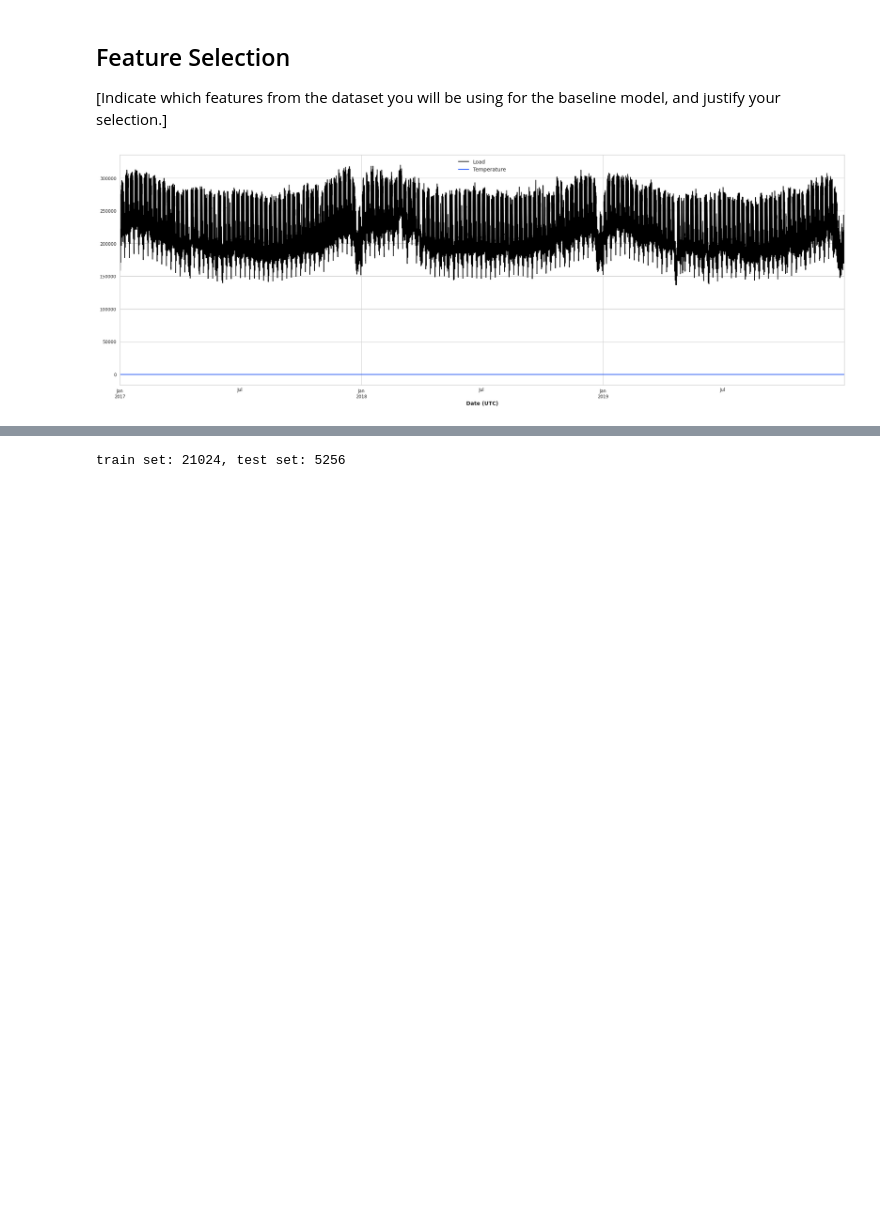
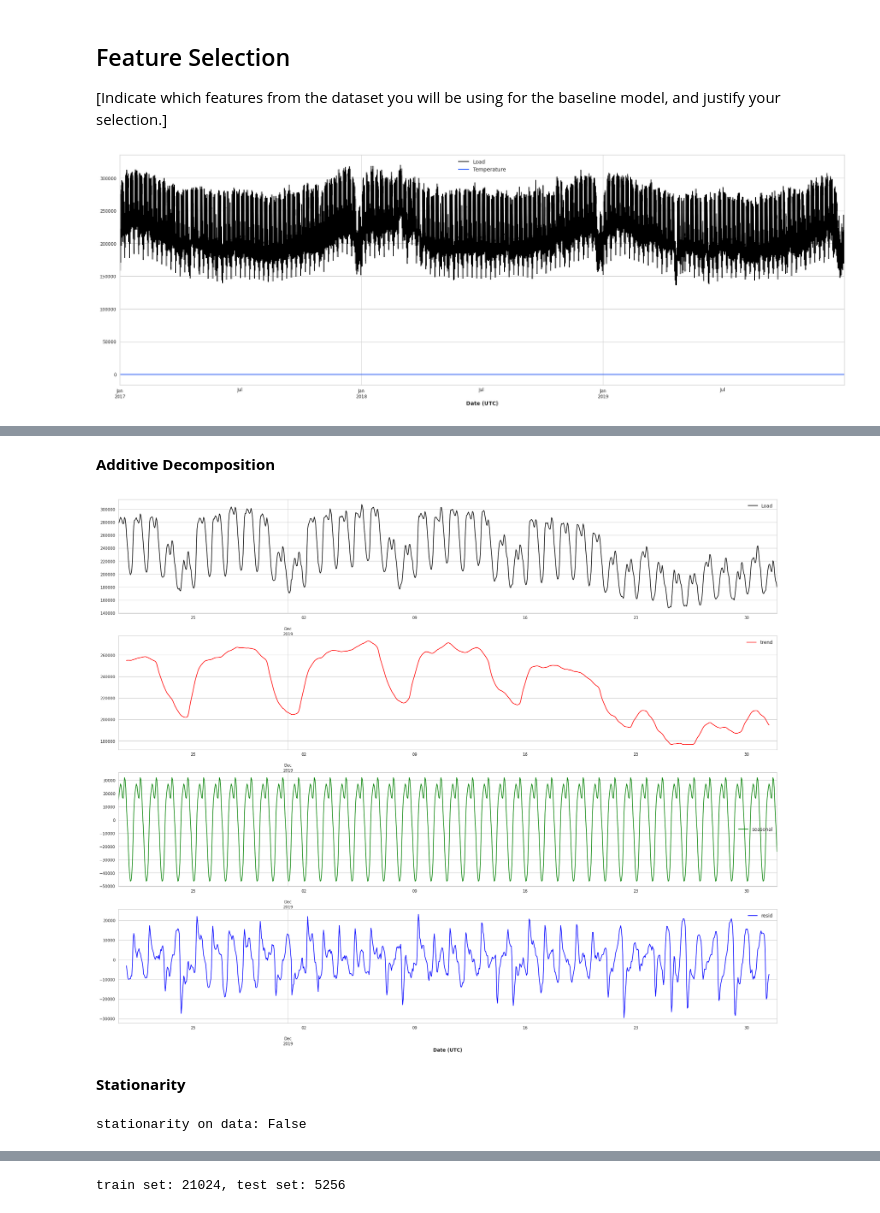
Before and after one commit to EjoelM/Opencampus_SH_TimeSeries_Energy, a Jupyter notebook: 2_BaselineModel/baseline_model.ipynb, the cells around one changed output, grey strips where cells are left out. Drawn from its saved outputs; the diff is of its cells as text; code cells hidden in the pictures; blank space fills up the shorter version.

```diff
--- a/2_BaselineModel/baseline_model.ipynb
+++ b/2_BaselineModel/baseline_model.ipynb
@@ -84,0 +73,29 @@ for key, value in result[3].items():
+# %% [markdown]
+**Additive Decomposition**
+# %%
+decomposition = sm.tsa.seasonal_decompose(sub_df, model='additive', period=24)
+
+fig, ax = plt.subplots(4, 1, figsize=(25, 20))
+sub_df.plot(ax=ax[0], legend='Original')
+decomposition.trend.plot(ax=ax[1], c='r', legend='Trend')
+decomposition.seasonal.plot(ax=ax[2], c='g', legend='Seasonal')
+decomposition.resid.plot(ax=ax[3], c='b', legend='Residual')
+plt.legend()
+plt.show()
+# %% [output]
+[figure, added]
+# %% [markdown]
+**Stationarity**
+# %%
+warnings.filterwarnings("ignore")
+from statsmodels.tsa.stattools import adfuller, kpss
+
+def is_stationary(data_frame: pd.DataFrame) -> bool:
+    result_adf = adfuller(data_frame)
+    result_kpss = kpss(data_frame)
+
+    return (result_adf[1] < 0.05) and (result_kpss[1] > 0.05)
+
+print("stationarity on data: {}".format(is_stationary(load_df)))
+# %% [output]
+stationarity on data: False
```
Also changed, not shown: parts of 26 cells of this notebook.
